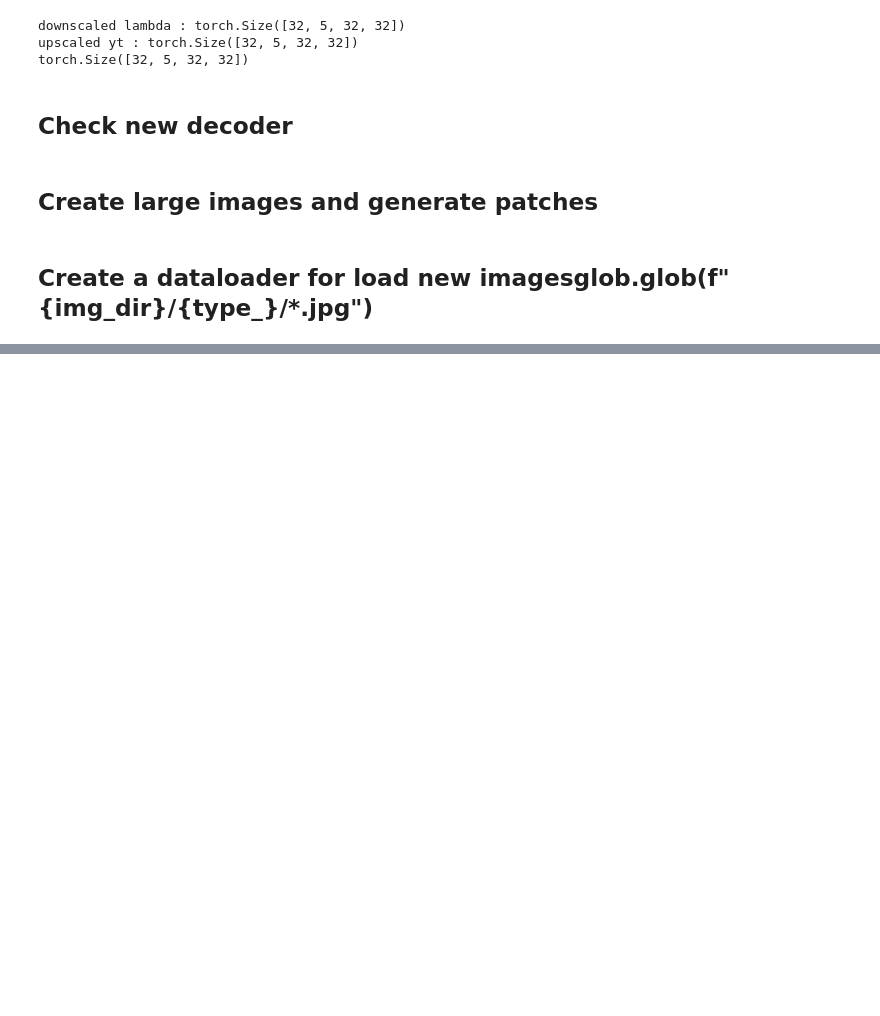
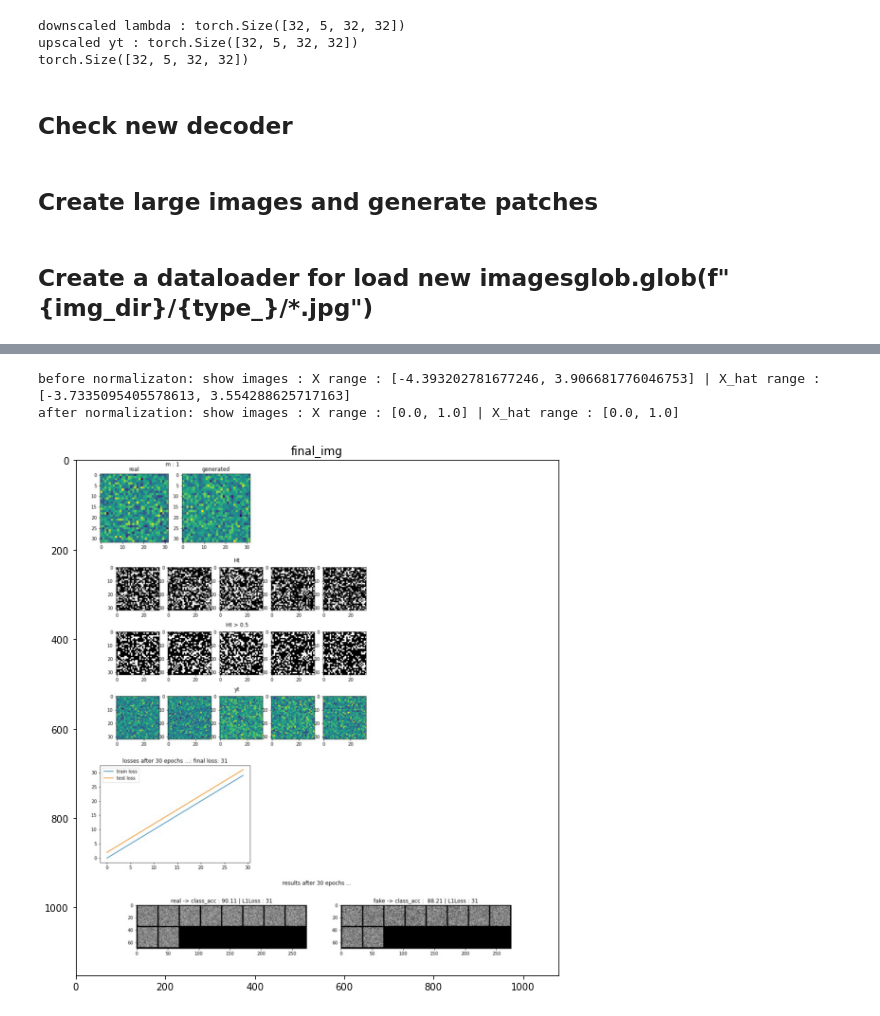
Before and after one commit to dushanw/DabbaMu-DEEP-TFM, a Jupyter notebook: aim2/hyperparameter_analysing.ipynb, the cells around one changed output, grey strips where cells are left out. Drawn from its saved outputs; the diff is of its cells as text; code cells hidden in the pictures; blank space fills up the shorter version.

```diff
--- a/aim2/hyperparameter_analysing.ipynb
+++ b/aim2/hyperparameter_analysing.ipynb
@@ -316,0 +321,24 @@ time : 0.3440558910369873 sec
+# %%
+from modules.utils import show_imgs
+import torch
+import numpy as np
+
+X= torch.randn((10, 1, 32, 32))
+Ht= torch.randn(1, 5, 32, 32)
+X_hat= torch.randn((10, 1, 32, 32))
+yt= torch.randn((10, 5, 32, 32))
+losses_train = np.array(range(30))
+losses_test = np.array(range(30))+2
+T= 5
+epoch= 30
+class_acc_on_real=90.11
+class_acc_on_fake=88.21
+!rm -rf $save_dir
+save_dir='1'
+m=3
+
+show_imgs(X, Ht, X_hat, yt, losses_train, losses_test,T, epoch, class_acc_on_real, class_acc_on_fake, save_dir, m=1)
+# %% [output]
+before normalizaton: show images : X range : [-4.393202781677246, 3.906681776046753] | X_hat range : [-3.7335095405578613, 3.554288625717163]
+after normalization: show images : X range : [0.0, 1.0] | X_hat range : [0.0, 1.0]
+[figure, added]
```
Also changed, not shown: parts of 4 cells of this notebook, 12 other files.
